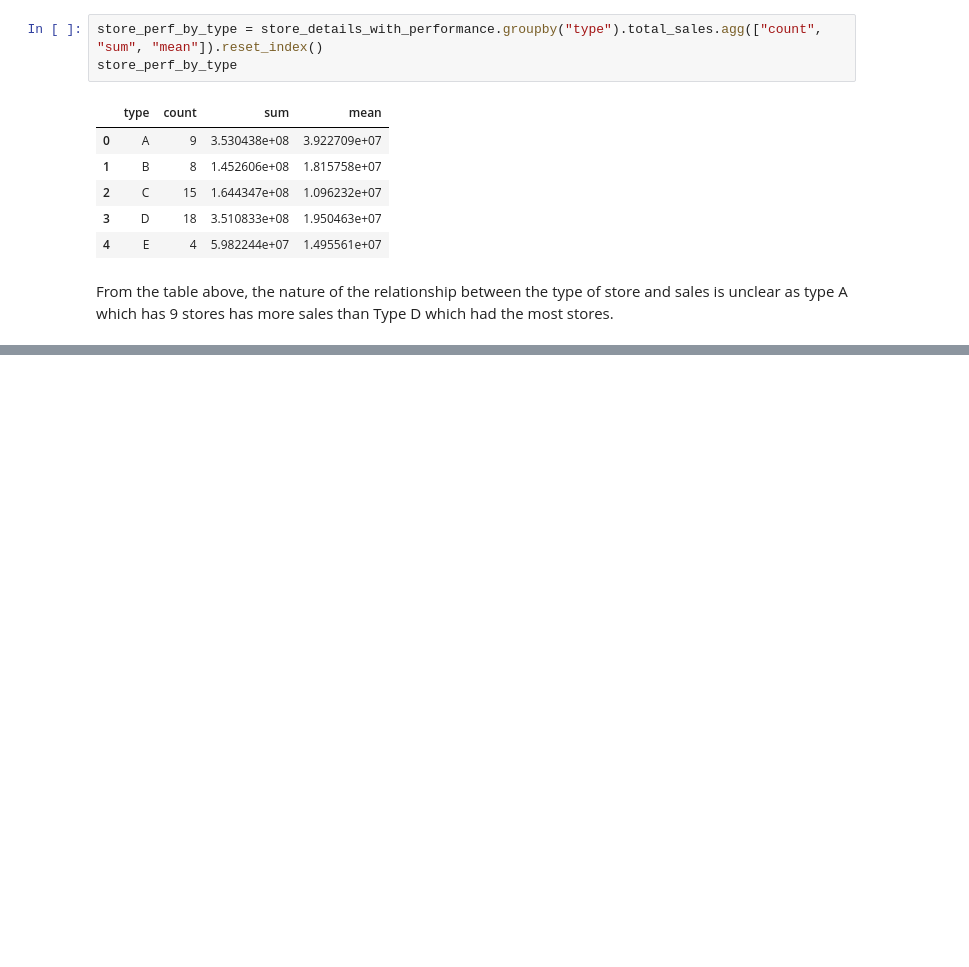
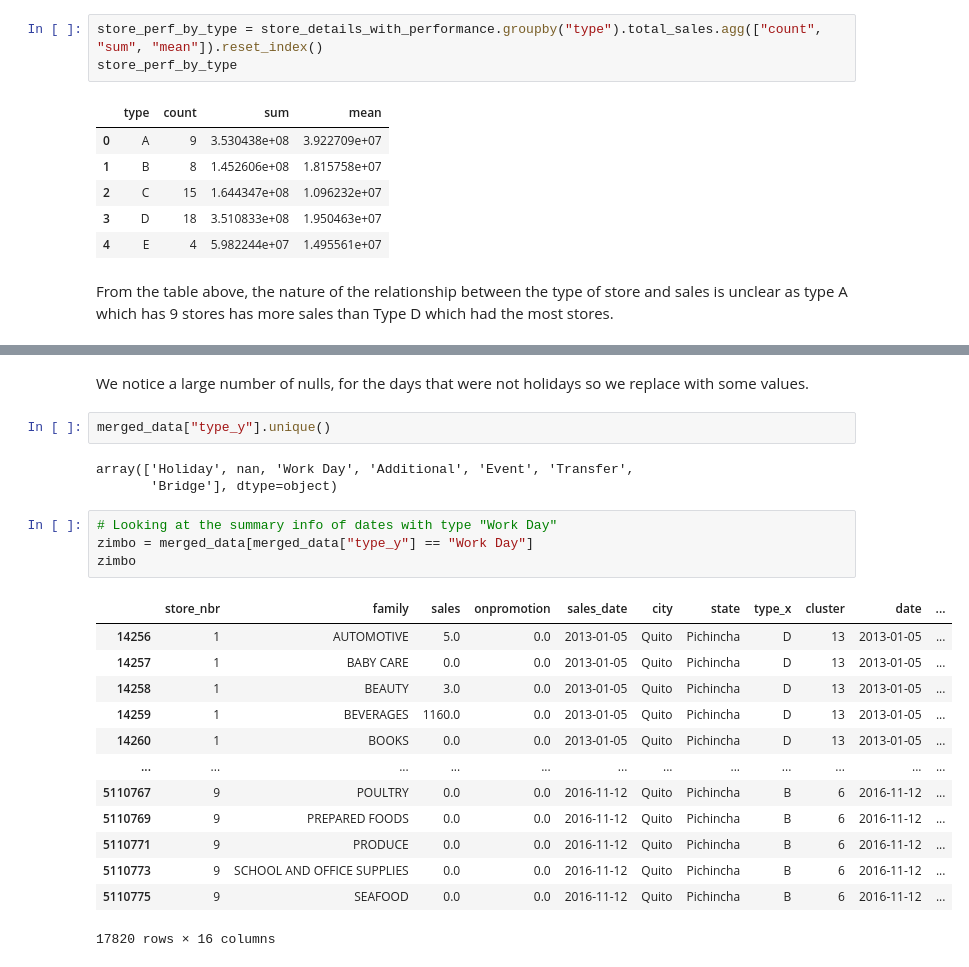
Before and after one commit to kbay9/Retail_Sales_Price_Prediction, a Jupyter notebook: sales_prediction.ipynb, the cells around one changed output, grey strips where cells are left out. Saved outputs shown, nothing was run; the diff lists cells and outputs as text; blank space fills up the shorter version.

```diff
--- a/sales_prediction.ipynb
+++ b/sales_prediction.ipynb
@@ -1621,0 +1747,25 @@ From the table above, the nature of the relationship between the type of store a
+# %% [markdown]
+We notice a large number of nulls, for the days that were not holidays so we replace with some values.
+# %%
+merged_data["type_y"].unique()
+# %% [output]
+array(['Holiday', nan, 'Work Day', 'Additional', 'Event', 'Transfer',
+       'Bridge'], dtype=object)
+# %%
+# Looking at the summary info of dates with type "Work Day"
+zimbo = merged_data[merged_data["type_y"] == "Work Day"]
+zimbo
+# %% [output]
+|  | store_nbr | family | sales | onpromotion | sales_date | city | state | type_x | cluster | date | ... |
+| 14256 | 1 | AUTOMOTIVE | 5.0 | 0.0 | 2013-01-05 | Quito | Pichincha | D | 13 | 2013-01-05 | ... |
+| 14257 | 1 | BABY CARE | 0.0 | 0.0 | 2013-01-05 | Quito | Pichincha | D | 13 | 2013-01-05 | ... |
+| 14258 | 1 | BEAUTY | 3.0 | 0.0 | 2013-01-05 | Quito | Pichincha | D | 13 | 2013-01-05 | ... |
+| 14259 | 1 | BEVERAGES | 1160.0 | 0.0 | 2013-01-05 | Quito | Pichincha | D | 13 | 2013-01-05 | ... |
+| 14260 | 1 | BOOKS | 0.0 | 0.0 | 2013-01-05 | Quito | Pichincha | D | 13 | 2013-01-05 | ... |
+| ... | ... | ... | ... | ... | ... | ... | ... | ... | ... | ... | ... |
+| 5110767 | 9 | POULTRY | 0.0 | 0.0 | 2016-11-12 | Quito | Pichincha | B | 6 | 2016-11-12 | ... |
+| 5110769 | 9 | PREPARED FOODS | 0.0 | 0.0 | 2016-11-12 | Quito | Pichincha | B | 6 | 2016-11-12 | ... |
+| 5110771 | 9 | PRODUCE | 0.0 | 0.0 | 2016-11-12 | Quito | Pichincha | B | 6 | 2016-11-12 | ... |
+| 5110773 | 9 | SCHOOL AND OFFICE SUPPLIES | 0.0 | 0.0 | 2016-11-12 | Quito | Pichincha | B | 6 | 2016-11-12 | ... |
+| 5110775 | 9 | SEAFOOD | 0.0 | 0.0 | 2016-11-12 | Quito | Pichincha | B | 6 | 2016-11-12 | ... |
+17820 rows × 16 columns
```
Also changed, not shown: parts of 41 cells of this notebook.
